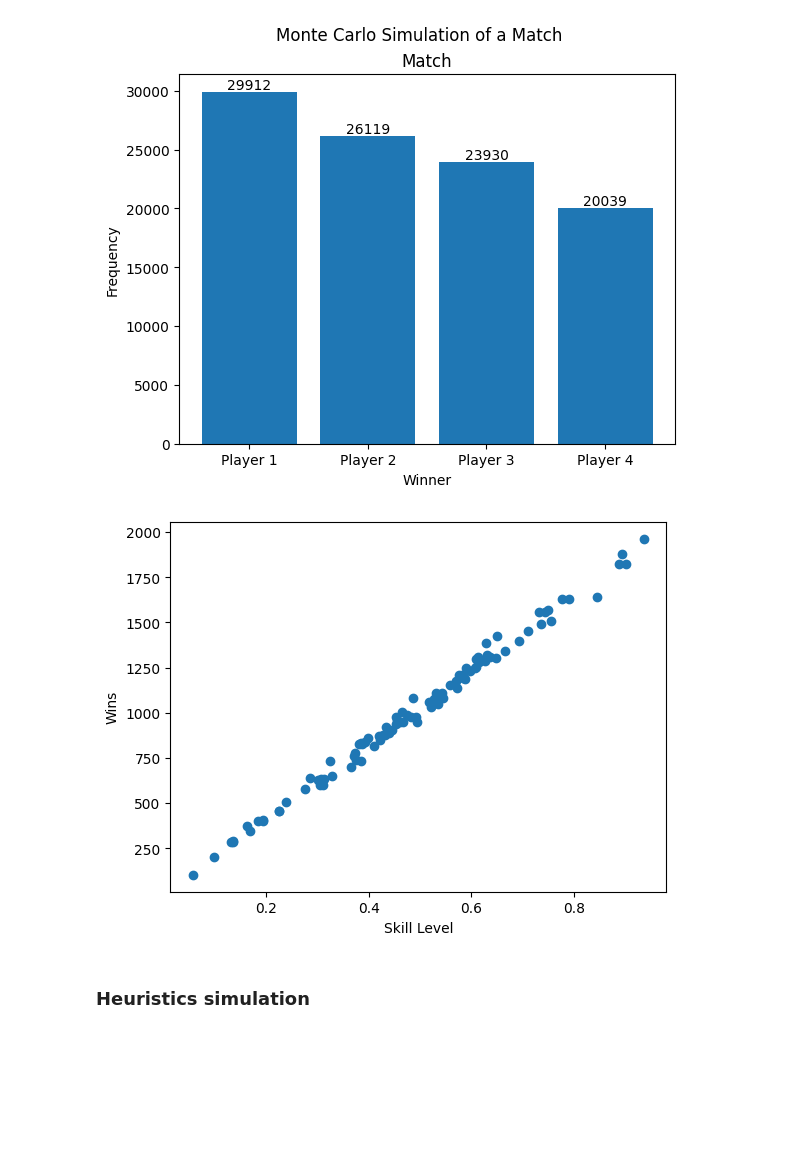
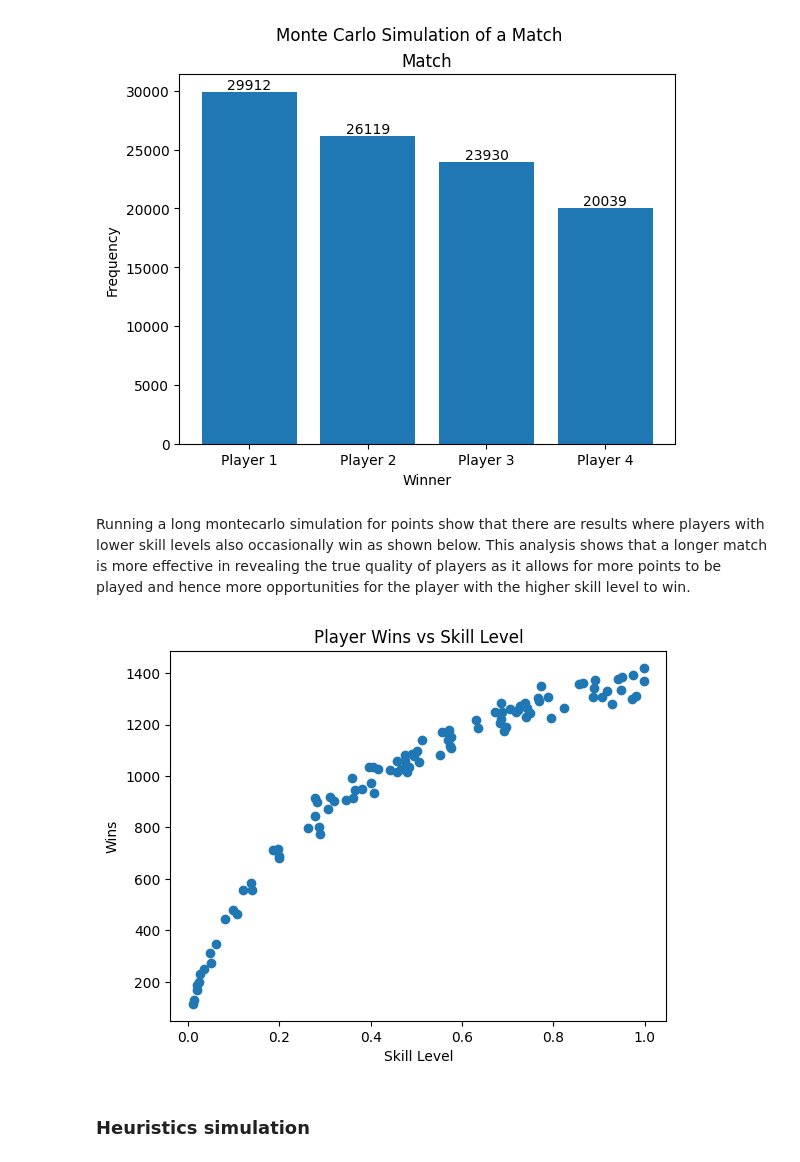
Before and after one commit to Rishi-Bidani/FIT3139, a Jupyter notebook: finalproject/assignment.ipynb, the cells around one changed output. Saved outputs shown, nothing was run; the diff lists cells and outputs as text; code cells hidden in the pictures; blank space fills up the shorter version.

```diff
--- a/finalproject/assignment.ipynb
+++ b/finalproject/assignment.ipynb
@@ -574,35 +585,31 @@ ax.set_ylabel("Frequency")
 plt.show()
 # %% [output]
 [figure]
-# %%
-# Montecarlo simulation
-# let the skill level of the players be server + return / 2
-
-simulations = 100000
-players = []
-for _ in range(100):
-    player = {
-        "Serve": np.random.random(),
-        "Return": np.random.random()
-    }
-    players.append(player)
-
-player_skill_level = [(p["Serve"] + p["Return"]) / 2 for p in players]
-# player skill level determines the probability of winning a point
-# plot a histogram showing which player won the most points
-
-winners = []
-for _ in range(simulations):
-    winner = np.random.choice(range(100), p=proportional_scaling(player_skill_level))
-    winners.append(winner)
-
-# plot skill level vs number of wins
-plt.scatter(player_skill_level, [winners.count(i) for i in range(100)])
-plt.xlabel("Skill Level")
-plt.ylabel("Wins")
-plt.show()
-# %% [output]
-[figure, removed]
+# %% [markdown]
+Running a long montecarlo simulation for points show that there are results where players with lower skill levels also occasionally win as shown below.
+This analysis shows that a longer match is more effective in revealing the true quality of players as it allows for more points to be played and hence more opportunities for the player with the higher skill level to win.
+# %%
+simulations = 100000
+players = []
+for i in range(100):
+    player_skill_level = np.random.random()
+    players.append((i, player_skill_level))
+
+winners = []
+for _ in range(simulations):
+    p1, p2 = np.random.choice(range(100), size=2)
+    # the winner is decided by a random choice based on the skill level
+    winner = np.random.choice([p1, p2], p=proportional_scaling([players[p1][1], players[p2][1]]))
+    # winner = np.random.choice(range(100), p=probabilities)
+    winners.append(winner)
+
+plt.scatter([p[1] for p in players], [winners.count(i) for i in range(100)])
+plt.xlabel("Skill Level")
+plt.ylabel("Wins")
+plt.title("Player Wins vs Skill Level")
+plt.show()
+# %% [output]
+[figure, added]
 # %% [markdown]
 ### Heuristics simulation
 # %% [markdown]
```
Also changed, not shown: parts of 13 cells of this notebook.
